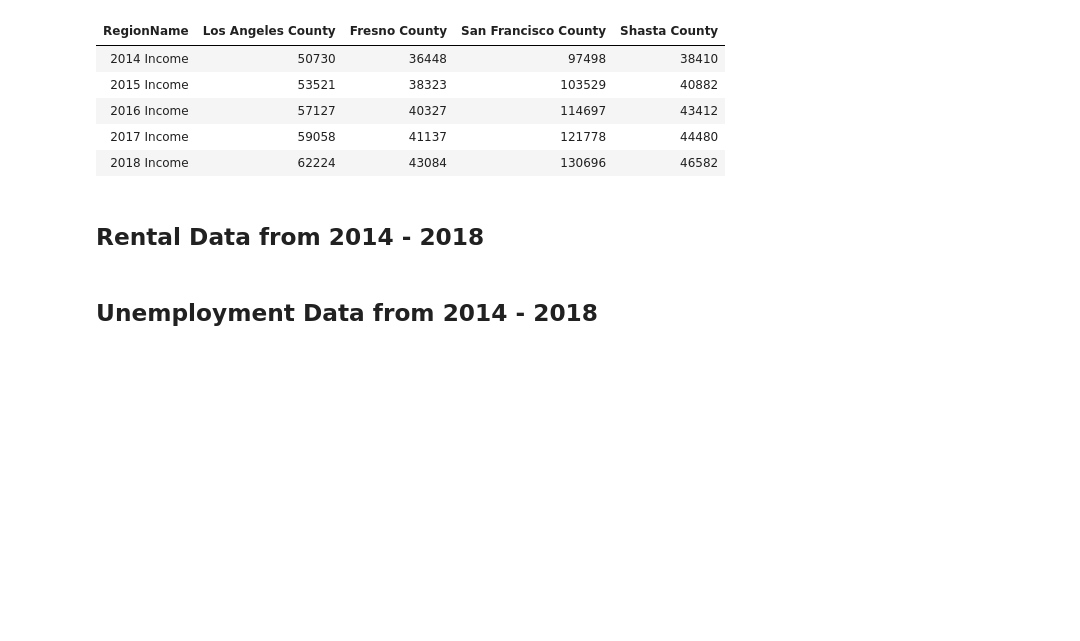
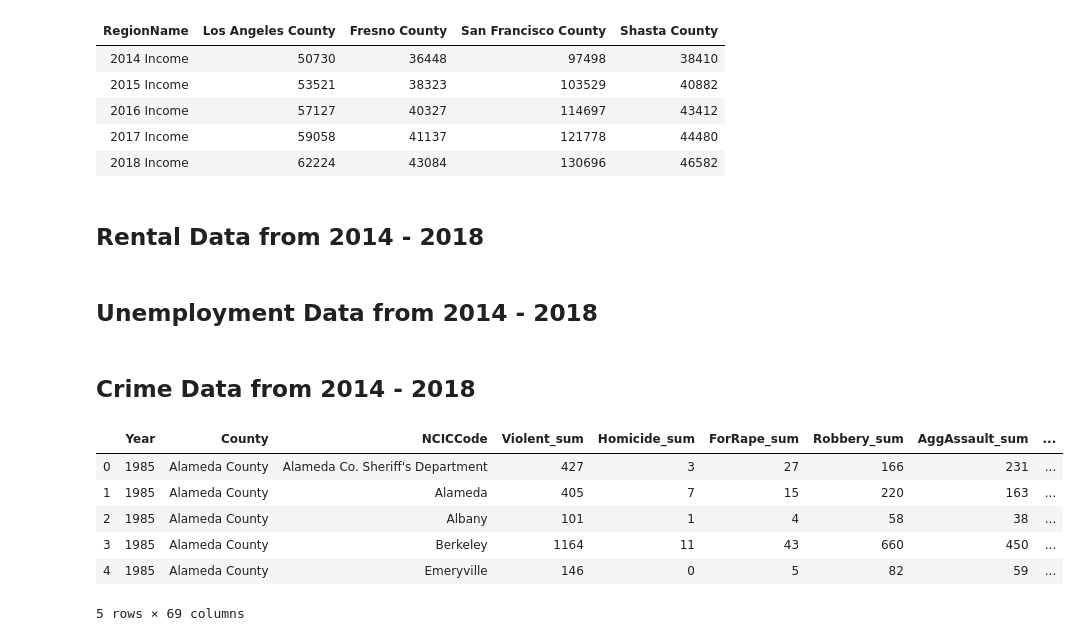
Before and after one commit to TrevorLovesMommy/Real-Estate-Project, a Jupyter notebook: Real Estate Data Cleaning.ipynb, the cells around one changed output. Drawn from its saved outputs; the diff is of its cells as text; code cells hidden in the pictures; blank space fills up the shorter version.

```diff
--- a/Real Estate Data Cleaning.ipynb
+++ b/Real Estate Data Cleaning.ipynb
@@ -230,3 +234,16 @@ labor_reform
 labor_change = labor_df.pivot (index = "Year" , columns = "Area Name", values ="Labor Force Change")
 labor_change.to_csv("output files/labor_change.csv")
 labor_change
+# %% [markdown]
+## Crime Data from 2014 - 2018
+# %%
+crime_data_df = pd.read_csv("resources/crimes.csv")
+crime_data_df.head()
+# %% [output]
+|  | Year | County | NCICCode | Violent_sum | Homicide_sum | ForRape_sum | Robbery_sum | AggAssault_sum | ... |
+| 0 | 1985 | Alameda County | Alameda Co. Sheriff's Department | 427 | 3 | 27 | 166 | 231 | ... |
+| 1 | 1985 | Alameda County | Alameda | 405 | 7 | 15 | 220 | 163 | ... |
+| 2 | 1985 | Alameda County | Albany | 101 | 1 | 4 | 58 | 38 | ... |
+| 3 | 1985 | Alameda County | Berkeley | 1164 | 11 | 43 | 660 | 450 | ... |
+| 4 | 1985 | Alameda County | Emeryville | 146 | 0 | 5 | 82 | 59 | ... |
+5 rows × 69 columns
```
Also changed, not shown: parts of 7 cells of this notebook, 2 other files.
